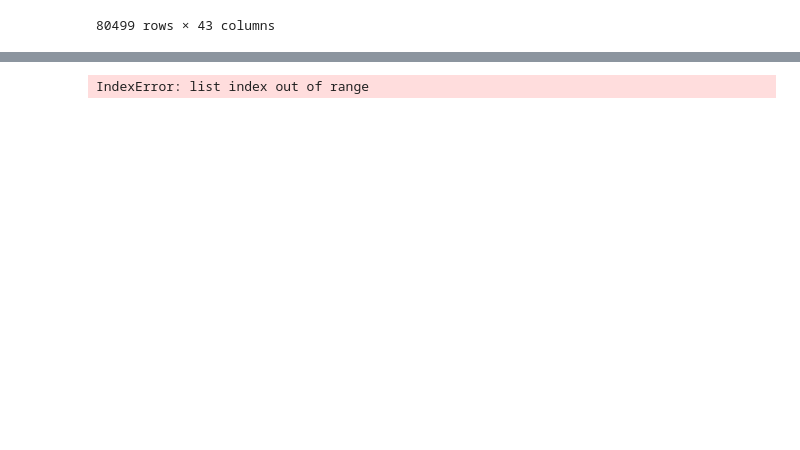
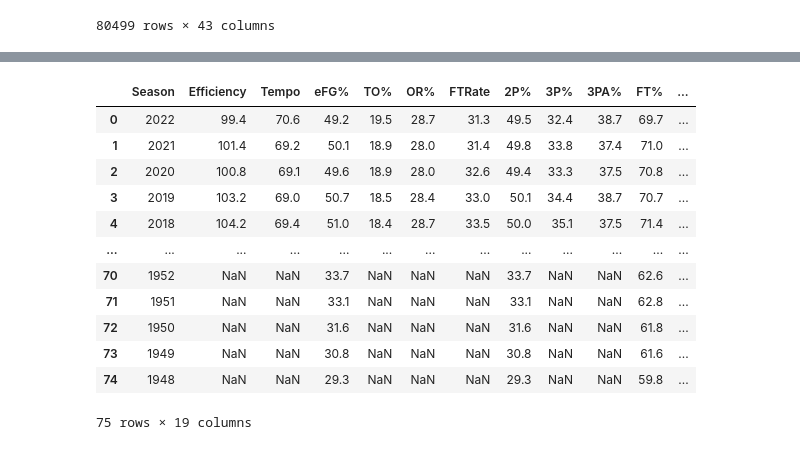
Before and after one commit to fmathews11/College_basketball, a Jupyter notebook: College_BB_Data_Pipeline.ipynb, the cells around one changed output, grey strips where cells are left out. Saved outputs shown, nothing was run; the diff lists cells and outputs as text; code cells hidden in the pictures; blank space fills up the shorter version.

```diff
--- a/College_BB_Data_Pipeline.ipynb
+++ b/College_BB_Data_Pipeline.ipynb
@@ -811,6 +771,6 @@ ml_df_l2.sort_values('date')
 from kenpompy.utils import login
 
 # Returns an authenticated browser that can then be used to scrape pages that require authorization.
-browser = login("jishguy", 'passwordd1')
+browser = login("fmathews@gmail.com", 'passwordd1')
 # %%
 import kenpompy.summary as kp
@@ -820,5 +815,17 @@ IndexError: list index out of range
 # %%
 import kenpompy.misc as kp
-kp.get_gameattribs(browser)
+kp.get_trends(browser)
 # %% [output]
+|  | Season | Efficiency | Tempo | eFG% | TO% | OR% | FTRate | 2P% | 3P% | 3PA% | FT% | ... |
+| 0 | 2022 | 99.4 | 70.6 | 49.2 | 19.5 | 28.7 | 31.3 | 49.5 | 32.4 | 38.7 | 69.7 | ... |
+| 1 | 2021 | 101.4 | 69.2 | 50.1 | 18.9 | 28.0 | 31.4 | 49.8 | 33.8 | 37.4 | 71.0 | ... |
+| 2 | 2020 | 100.8 | 69.1 | 49.6 | 18.9 | 28.0 | 32.6 | 49.4 | 33.3 | 37.5 | 70.8 | ... |
+| 3 | 2019 | 103.2 | 69.0 | 50.7 | 18.5 | 28.4 | 33.0 | 50.1 | 34.4 | 38.7 | 70.7 | ... |
+| 4 | 2018 | 104.2 | 69.4 | 51.0 | 18.4 | 28.7 | 33.5 | 50.0 | 35.1 | 37.5 | 71.4 | ... |
+| ... | ... | ... | ... | ... | ... | ... | ... | ... | ... | ... | ... | ... |
+| 70 | 1952 | NaN | NaN | 33.7 | NaN | NaN | NaN | 33.7 | NaN | NaN | 62.6 | ... |
+| 71 | 1951 | NaN | NaN | 33.1 | NaN | NaN | NaN | 33.1 | NaN | NaN | 62.8 | ... |
+| 72 | 1950 | NaN | NaN | 31.6 | NaN | NaN | NaN | 31.6 | NaN | NaN | 61.8 | ... |
+| 73 | 1949 | NaN | NaN | 30.8 | NaN | NaN | NaN | 30.8 | NaN | NaN | 61.6 | ... |
+| 74 | 1948 | NaN | NaN | 29.3 | NaN | NaN | NaN | 29.3 | NaN | NaN | 59.8 | ... |
-IndexError: list index out of range
+75 rows × 19 columns
```
Also changed, not shown: parts of 8 cells of this notebook, 1 other file.
